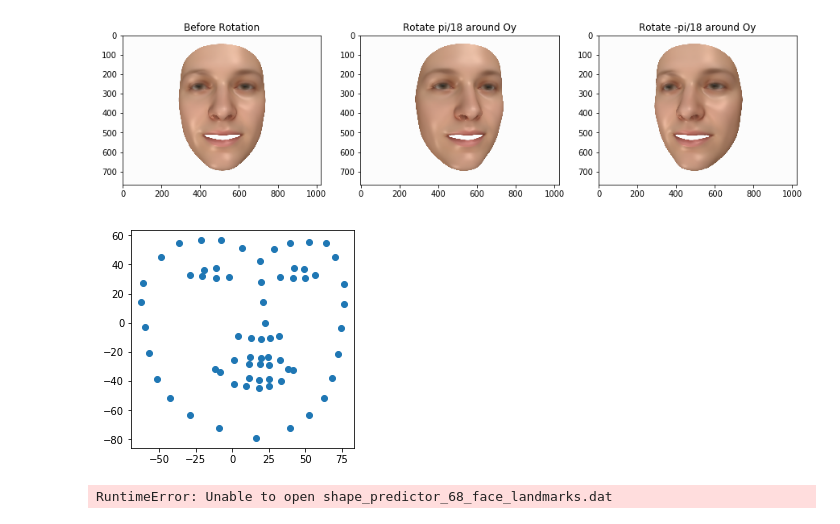
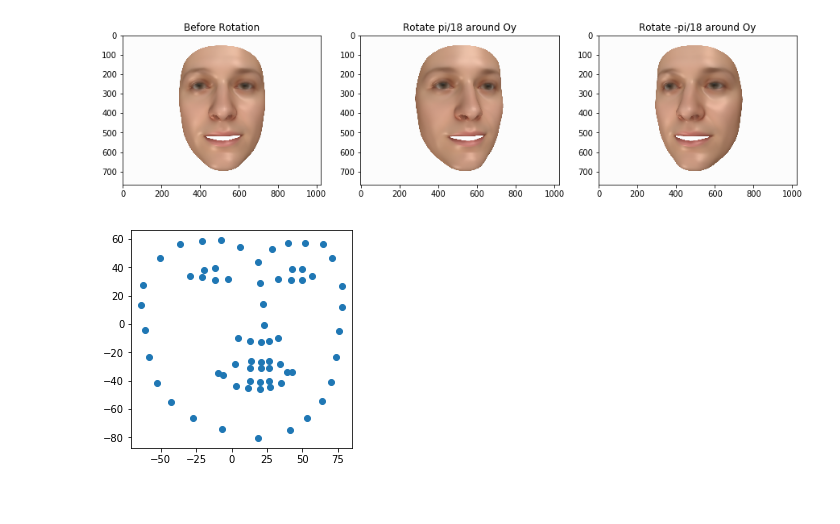
Before and after one commit to vincentwen1995/Computer-Vision-2, a Jupyter notebook: Assignment3/main.ipynb, the cells around one changed output. Saved outputs shown, nothing was run; the diff lists cells and outputs as text; code cells hidden in the pictures.

```diff
--- a/Assignment3/main.ipynb
+++ b/Assignment3/main.ipynb
@@ -14,33 +15,30 @@ bfm = h5py.File("model2017-1_face12_nomouth.h5", 'r')
 mean_tex = np.asarray(bfm['color/model/mean'], dtype=np.float32).reshape((-1, 3))
 triangles = np.asarray(bfm['shape/representer/cells'], dtype=np.int32).T
 # PCA model for facial identity
-mu_id = np.asarray(bfm['shape/model/mean'], dtype=np.float32)
+mu_id = np.asarray(bfm['shape/model/mean'], dtype=np.float32).reshape((-1, 3))
 pcaBasis_id = np.asarray(bfm['shape/model/pcaBasis'], dtype=np.float32)
 pcaVariance_id = np.asarray(bfm['shape/model/pcaVariance'], dtype=np.float32)
 # PCA model for expression
-mu_exp = np.asarray(bfm['expression/model/mean'], dtype=np.float32)
+mu_exp = np.asarray(bfm['expression/model/mean'], dtype=np.float32).reshape((-1, 3))
 pcaBasis_exp = np.asarray(bfm['expression/model/pcaBasis'], dtype=np.float32)
 pcaVariance_exp = np.asarray(bfm['expression/model/pcaVariance'], dtype=np.float32)
+E_id = pcaBasis_id[:,:30].reshape((-1,3,30))
+E_exp = pcaBasis_exp[:,:20].reshape((-1,3,20))
+sigma_id = np.sqrt(pcaVariance_id[:30])
+sigma_exp = np.sqrt(pcaVariance_exp[:20])
-# %%
-E_id = pcaBasis_id[:,:30]
-E_exp = pcaBasis_exp[:,:20]
-sigma_id = np.sqrt(pcaVariance_id[:30])
-sigma_exp = np.sqrt(pcaVariance_exp[:20])
 # %%
 # Generate point clouds using uniform sample
 os.makedirs('results/',exist_ok=True)
 fig1 = plt.figure(figsize = (10,10))
 for i in range(4):
-    alpha = np.random.uniform(-1,1)
-    beta = np.random.uniform(-1,1)
-    G = mu_id + E_id @ sigma_id * alpha + mu_exp + E_exp @ sigma_exp * beta
-    G = G.reshape(-1,3)
+    alpha = np.random.uniform(-1,1,30)
+    beta = np.random.uniform(-1,1,20)
+    G = mu_id + E_id @ (alpha*sigma_id)  + mu_exp + E_exp @ (beta*sigma_exp)
     mesh = Mesh(G, mean_tex, triangles)
     filepath = 'results/point_cloud_sample{}.png'.format(i+1)
     mesh_to_png(filepath, mesh)
     image = mpimg.imread(filepath)
     subplot = fig1.add_subplot(2,2,i+1)
     subplot.imshow(image)
-    subplot.set_title('Alpha:{:.2f} Beta:{:.2f}'.format(alpha,beta))
 plt.show()
 # %% [output]
@@ -78,34 +76,32 @@ plt.show()
 [figure]
 # %%
 # visualize facial landmark points on the 2D image plane
-landmarks=[]
+landmark_index=[]
 with open('Landmarks68_model2017-1_face12_nomouth.anl','r') as f:
     for line in f.readlines():
-        landmarks.append(int(line.split('\n')[0]))
-G_landmark = np.ones((4,len(landmarks)))
-G_landmark[:3,:]= G[landmarks,:].T
+        landmark_index.append(int(line.split('\n')[0]))
+G_landmark = np.ones((4,len(landmark_index)))
+G_landmark[:3,:]= G[landmark_index,:].T
 theta = np.pi/18.
 T = np.array([[np.cos(theta),0, np.sin(theta),0],
               [0,1,0,0],[-np.sin(theta),0,np.cos(theta),0],
               [0,0,0,1]])
-vl,vr,vb,vt = -1,1,-1,1
+vl,vr,vb,vt = 0,1,0,1
 V = np.array([[(vr-vl)/2.,0,0,(vr+vl)/2.],
               [0,(vt-vb)/2.,0,(vt+vb)/2.],
               [0,0,0.5,0.5],
               [0,0,0,1]])
-l,r,b,t,n,f = -1,1,-1,1,1,100
+l,r,b,t,n,f = 0,1,0,1,1,100
 P = np.array([[(2*n)/(r-l),0,(r+l)/(r-l),0],
               [0,(2*n)/(t-b),(t+b)/(t-b),0],
               [0,0,-(f+n)/(f-n),-(2*f*n)/(f-b)],
               [0,0,-1,0]])
 output = V @ P @ T @ G_landmark
 plt.scatter(output[0,:],output[1,:])
 plt.axes().set_aspect('equal')
 plt.show()
 # %% [output]
-[figure, old version]
+[figure, new version]
 # %%
-test_image = mpimg.imread('test.png')
-detect_landmark(test_image)
+test_image = mpimg.imread('test.jpg')
+landmarks = detect_landmark(test_image)
-# %% [output]
-RuntimeError: Unable to open shape_predictor_68_face_landmarks.dat
```
Also changed, not shown: parts of 8 cells of this notebook, 7 other files.
